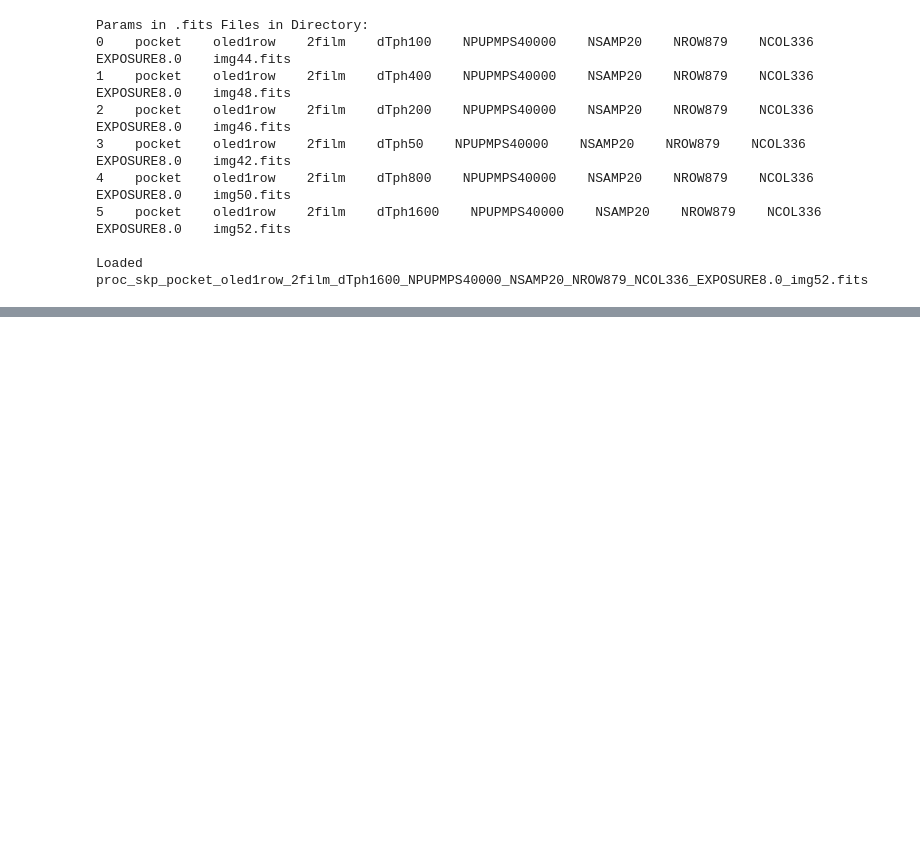
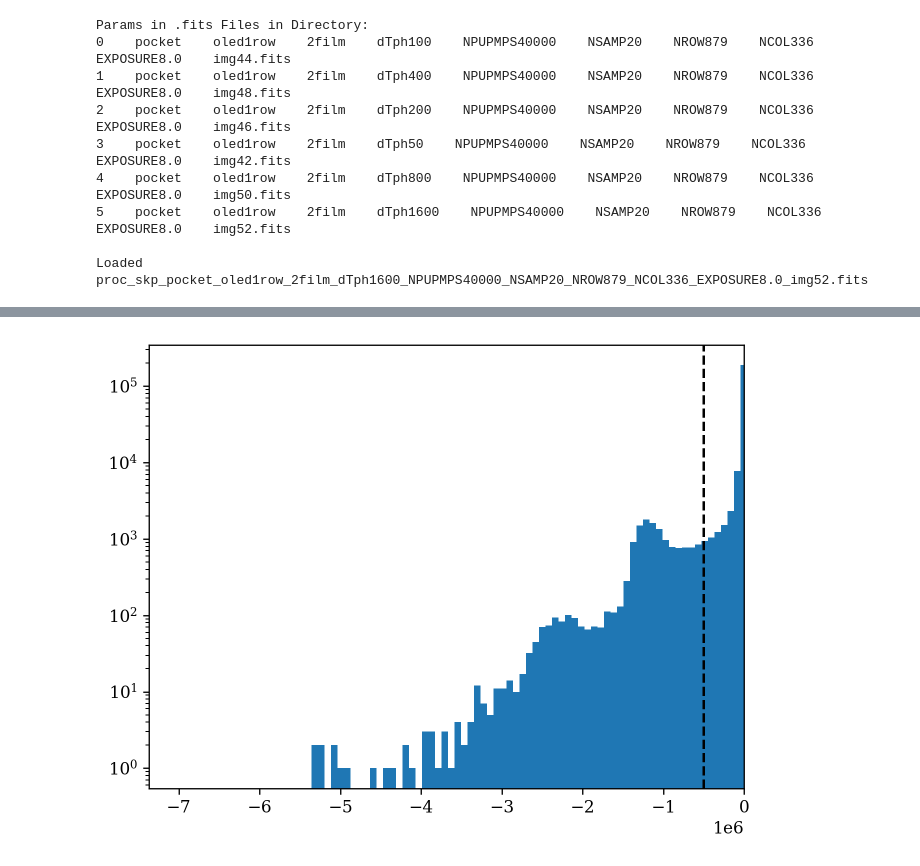
Before and after one commit to agustinbrusco/LAMBDA_Hub, a Jupyter notebook: skipper_image_analysis/pocket_analysis.ipynb, the cells around one changed output, grey strips where cells are left out. Drawn from its saved outputs; the diff is of its cells as text; code cells hidden in the pictures; blank space fills up the shorter version.

```diff
--- a/skipper_image_analysis/pocket_analysis.ipynb
+++ b/skipper_image_analysis/pocket_analysis.ipynb
@@ -398,15 +398,17 @@ def filtro_dipolos(test_frame, threshold):
                     coordenadas_trampas.append(((i_lleno, j), (i_vacio, j)))
     return coordenadas_trampas, prod_arr
 
-threshold = 0.7e11
+threshold = 5e5
 coordenadas_trampas, prod_arr = filtro_dipolos(test_frame, threshold)
 # %%
 # EN PROGRESO...
-# plt.close("all")
-# %matplotlib inline
-# plt.hist(prod_arr.flatten(), bins = 100)
-# plt.xlim(xmax = 0)
-# plt.yscale('log')
-# plt.axvline(x = -threshold, color='k', ls = '--')
-# #plt.ylim(ymax = 100)
-# plt.show()
+plt.close("all")
+%matplotlib inline
+plt.hist(prod_arr.flatten(), bins = 500)
+plt.xlim(xmax = 0)
+plt.yscale('log')
+plt.axvline(x = -threshold, color='k', ls = '--')
+#plt.ylim(ymax = 100)
+plt.show()
+# %% [output]
+[figure, added]
```
Also changed, not shown: parts of 4 cells of this notebook.
